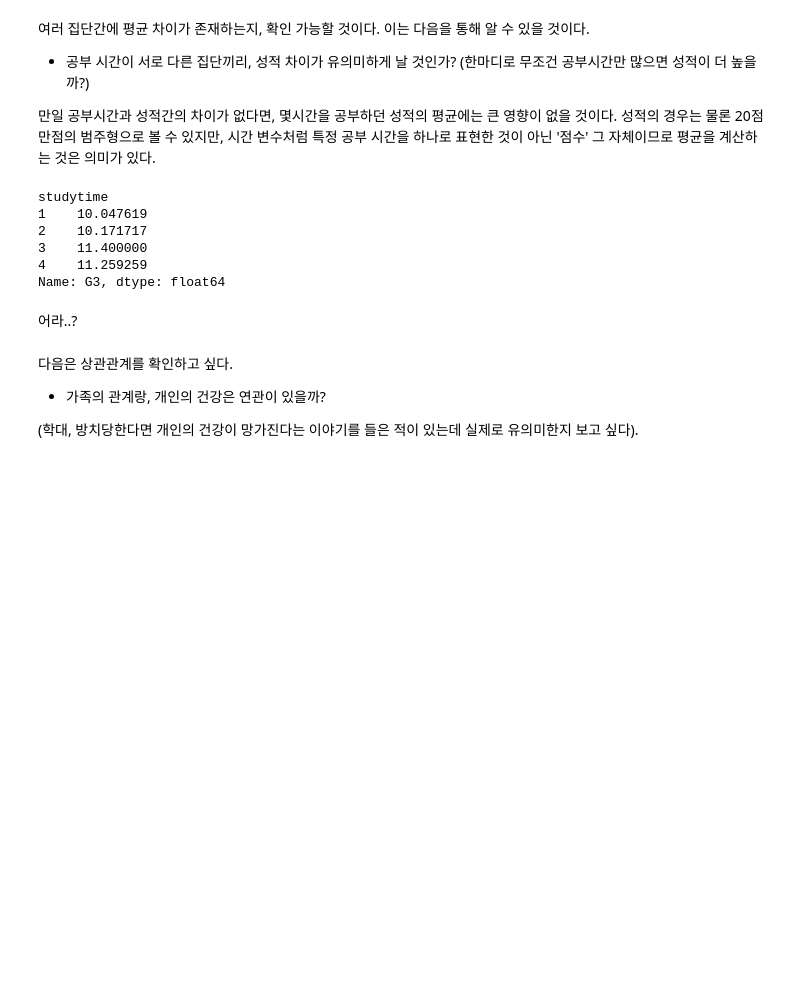
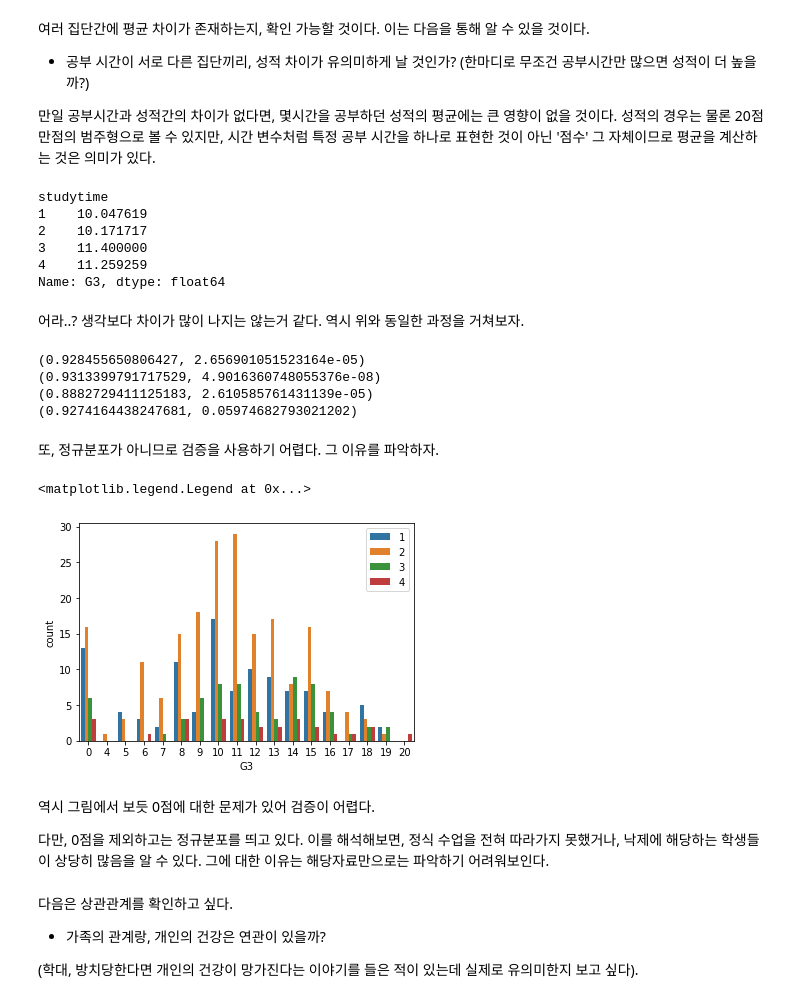
Before and after one commit to SeongwonTak/Data_Practices, a Jupyter notebook: EDA_Practice_SecondarySchoolStudent.ipynb, the cells around one changed output. Cells and saved outputs as stored; diff of their text form; code cells hidden in the pictures; blank space fills up the shorter version.

```diff
--- a/EDA_Practice_SecondarySchoolStudent.ipynb
+++ b/EDA_Practice_SecondarySchoolStudent.ipynb
@@ -185,5 +194,5 @@ studytime
 3    11.400000
 4    11.259259
 Name: G3, dtype: float64
-# %% [markdown]
-어라..?
+# %% [markdown]
+어라..? 생각보다 차이가 많이 나지는 않는거 같다. 역시 위와 동일한 과정을 거쳐보자.
@@ -190,3 +204,27 @@ Name: G3, dtype: float64
+# %%
+print(shapiro(studytime_1))
+print(shapiro(studytime_2))
+print(shapiro(studytime_3))
+eprint(shapiro(studytime_4))
+# %% [output]
+(0.928455650806427, 2.656901051523164e-05)
+(0.9313399791717529, 4.9016360748055376e-08)
+(0.8882729411125183, 2.610585761431139e-05)
+(0.9274164438247681, 0.05974682793021202)
+# %% [markdown]
+또, 정규분포가 아니므로 검증을 사용하기 어렵다. 그 이유를 파악하자.
+# %%
+#시각화 4 : 공부시간에 따른
+sns.countplot(x='G3', data=df, hue='studytime')
+plt.legend(loc='upper right')
+# %% [output]
+<matplotlib.legend.Legend at 0x...>
+[figure, added]
+# %% [markdown]
+역시 그림에서 보듯 0점에 대한 문제가 있어 검증이 어렵다.
+
+다만, 0점을 제외하고는 정규분포를 띄고 있다.
+이를 해석해보면, 정식 수업을 전혀 따라가지 못했거나, 낙제에 해당하는 학생들이 상당히 많음을 알 수 있다. 그에 대한 이유는 해당자료만으로는 파악하기 어려워보인다.
 # %% [markdown]
 다음은 상관관계를 확인하고 싶다.
 - 가족의 관계랑, 개인의 건강은 연관이 있을까?
```
Also changed, not shown: parts of 14 cells of this notebook.
